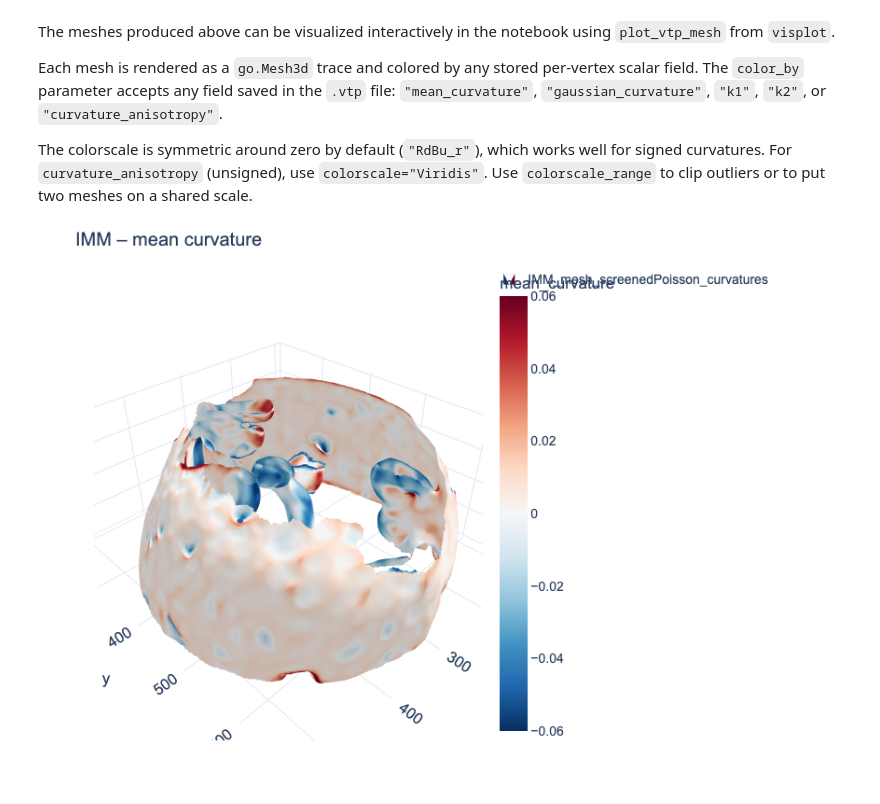
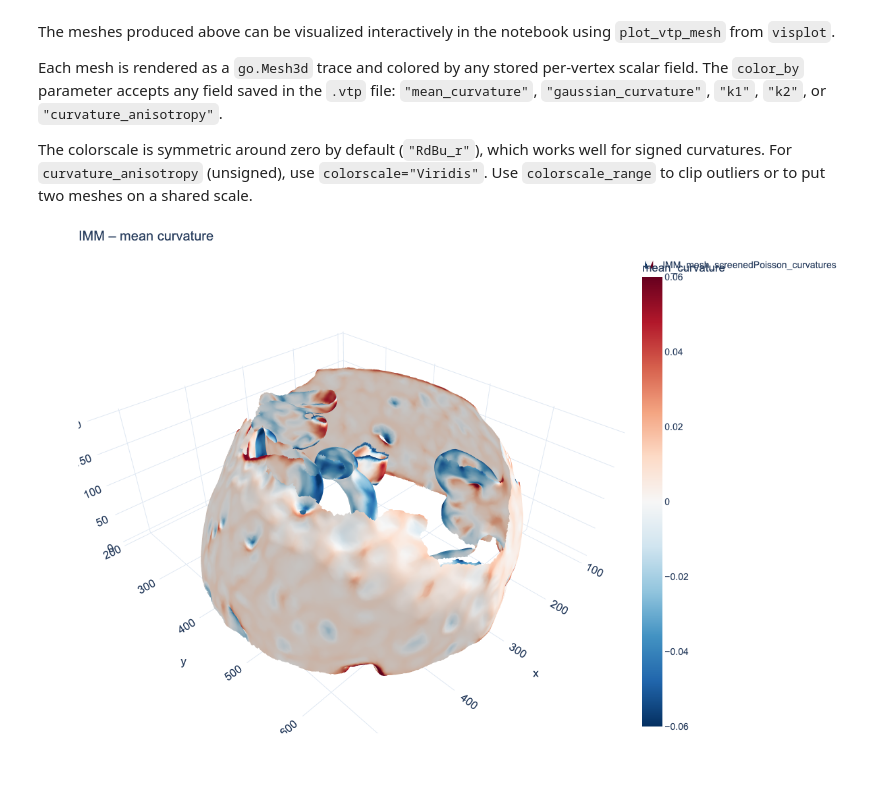
Before and after one commit to turonova/cryoCAT, a Jupyter notebook: docs/source/tutorials/compute_curvatures/compute_curvatures.ipynb, the cells around one changed output. Saved outputs shown, nothing was run; the diff lists cells and outputs as text; code cells hidden in the pictures.

Commit message:
Updated plots in tutorials

```diff
--- a/docs/source/tutorials/compute_curvatures/compute_curvatures.ipynb
+++ b/docs/source/tutorials/compute_curvatures/compute_curvatures.ipynb
@@ -424,7 +424,7 @@ fig.write_image("plots/IMM_fullmesh_meancurvature.png", width=800, height=600)
 # %%
-Image("plots/IMM_fullmesh_meancurvature.png", width=800, height=600)
+Image("plots/IMM_fullmesh_meancurvature.png")
 # %% [output]
-[figure, old version]
+[figure, new version]
 # %%
 fig = vp.plot_vtp_mesh(
     output_path + "IMM_mesh_screenedPoisson_curvatures.vtp",
```
Also changed, not shown: parts of 4 cells of this notebook, 18 other files.
